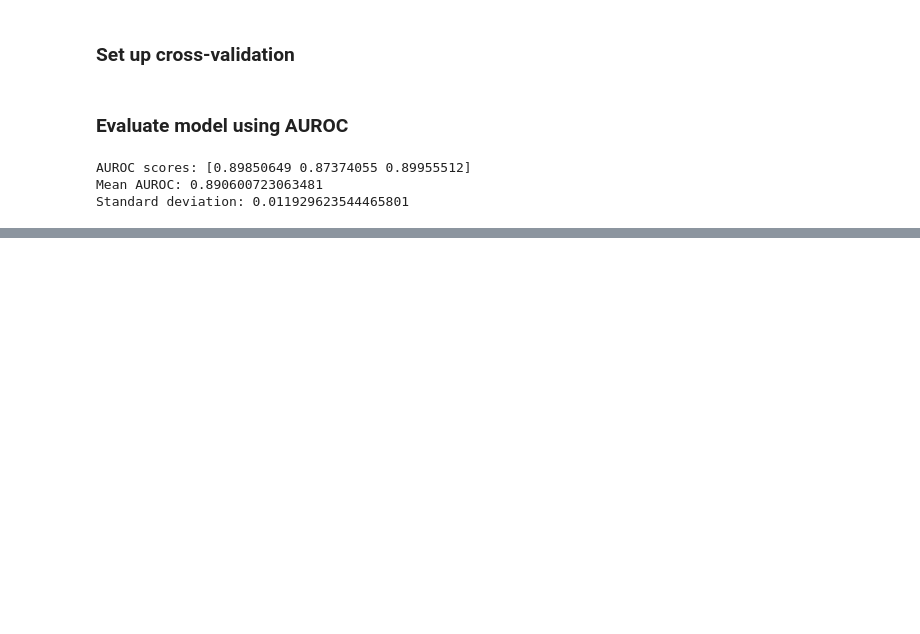
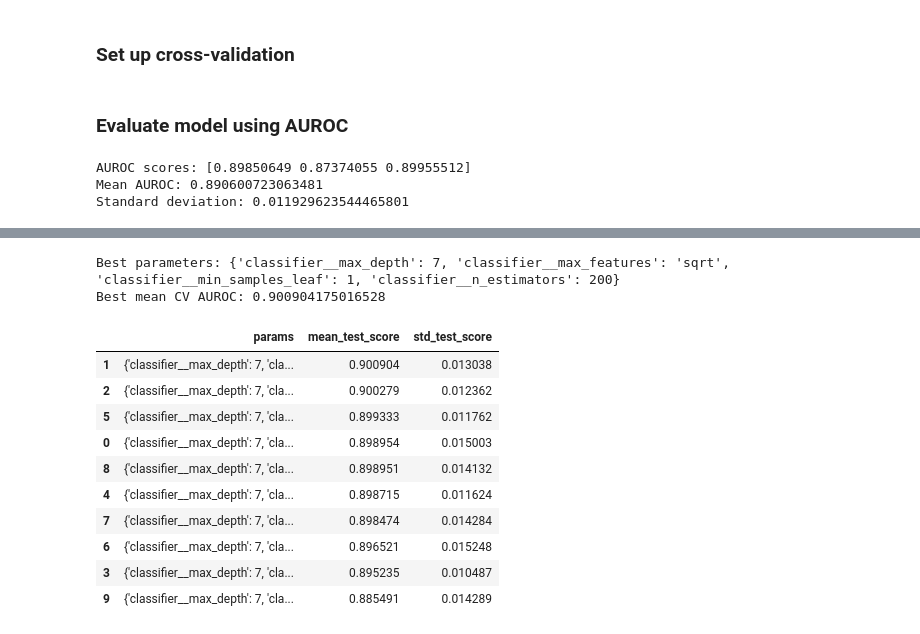
Before and after one commit to vle04/cs135-projectB, a Jupyter notebook: vinas_notebook.ipynb, the cells around one changed output, grey strips where cells are left out. Cells and saved outputs as stored; diff of their text form; code cells hidden in the pictures; blank space fills up the shorter version.

Commit message:
finished initial hyperparamter search

```diff
--- a/vinas_notebook.ipynb
+++ b/vinas_notebook.ipynb
@@ -329,5 +385,20 @@ None         1.000000   0.000000         0.890601        0.014611
 # %%
 # Define configurations we want to test
-# param_grid = {
-#   'classifier__n_estimators':
-# }
+param_grid = {
+  'classifier__max_depth': [7],
+  'classifier__n_estimators': [100, 200, 300], # Number of trees
+  'classifier__min_samples_leaf': [1, 2, 4], # Min samples per leaf
+  'classifier__max_features': ['sqrt', 0.5, 1.0] # Number of features considered at each split
+}
+# %%
+# Run grid search (27 configurations)
+grid_search = GridSearchCV(
+  estimator=model_pipeline,
+  param_grid=param_grid,
+  cv=cv,
+  scoring='roc_auc',
+  n_jobs=1,
+  verbose=1
+)
+
+grid_search.fit(X_std_mean, y, groups=groups)
@@ -333,0 +424,34 @@ None         1.000000   0.000000         0.890601        0.014611
+# %%
+print('Best parameters:', grid_search.best_params_)
+print('Best mean CV AUROC:', grid_search.best_score_)
+# %% [output]
+Best parameters: {'classifier__max_depth': 7, 'classifier__max_features': 'sqrt', 'classifier__min_samples_leaf': 1, 'classifier__n_estimators': 200}
+Best mean CV AUROC: 0.900904175016528
+# %%
+# Top 10 configs
+results = pd.DataFrame(grid_search.cv_results_)
+
+results = results.sort_values(
+    by='mean_test_score',
+    ascending=False
+)
+
+pd.set_option('display.max_colwidth', None)
+
+results[[
+    'params',
+    'mean_test_score',
+    'std_test_score'
+]].head(10)
+# %% [output]
+|  | params | mean_test_score | std_test_score |
+| 1 | {'classifier__max_depth': 7, 'cla... | 0.900904 | 0.013038 |
+| 2 | {'classifier__max_depth': 7, 'cla... | 0.900279 | 0.012362 |
+| 5 | {'classifier__max_depth': 7, 'cla... | 0.899333 | 0.011762 |
+| 0 | {'classifier__max_depth': 7, 'cla... | 0.898954 | 0.015003 |
+| 8 | {'classifier__max_depth': 7, 'cla... | 0.898951 | 0.014132 |
+| 4 | {'classifier__max_depth': 7, 'cla... | 0.898715 | 0.011624 |
+| 7 | {'classifier__max_depth': 7, 'cla... | 0.898474 | 0.014284 |
+| 6 | {'classifier__max_depth': 7, 'cla... | 0.896521 | 0.015248 |
+| 3 | {'classifier__max_depth': 7, 'cla... | 0.895235 | 0.010487 |
+| 9 | {'classifier__max_depth': 7, 'cla... | 0.885491 | 0.014289 |
```
Also changed, not shown: parts of 5 cells of this notebook.
